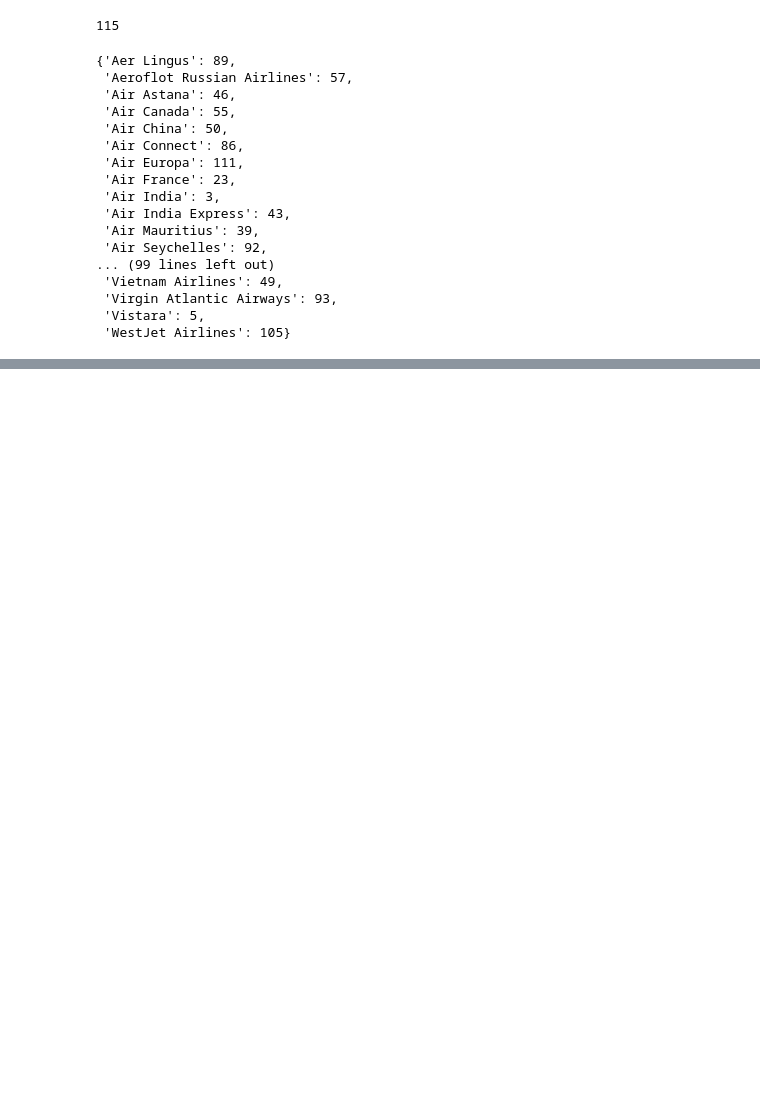
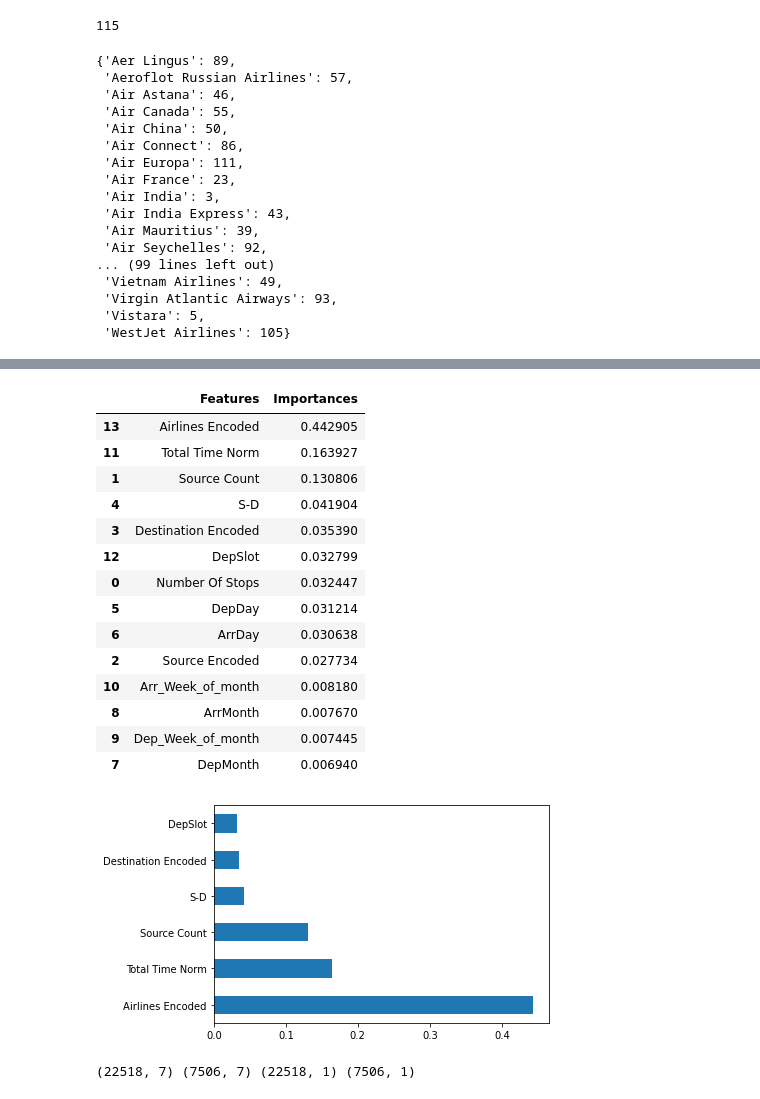
Before and after one commit to Daim-Nickel-Penny/Fly-Deals-Backend, a Jupyter notebook: Fly_Deals_Backend.ipynb, the cells around one changed output, grey strips where cells are left out. Saved outputs shown, nothing was run; the diff lists cells and outputs as text; code cells hidden in the pictures; blank space fills up the shorter version.

Commit message:
Modelling and Prediction Done

```diff
--- a/Fly_Deals_Backend.ipynb
+++ b/Fly_Deals_Backend.ipynb
@@ -570,0 +577,7 @@ flight_data.head(2)
+# %%
+features = ['Number Of Stops','Source Count','Source Encoded','Destination Encoded','S-D','DepDay','ArrDay','DepMonth',
+            'ArrMonth','Dep_Week_of_month','Arr_Week_of_month','Total Time Norm'
+            ,'DepSlot','Airlines Encoded','Fare']
+
+new_data = flight_data[features]
+new_data.head(3)
@@ -570,0 +602,3 @@ flight_data.head(2)
+# %%
+x_train = new_data.drop(columns=['Fare'])
+y_train = new_data['Fare']
@@ -570,0 +616,42 @@ flight_data.head(2)
+# %%
+def tree_based_feature_importance(x_train,y_train):
+    from sklearn.ensemble import RandomForestRegressor
+    # create the random forest model
+    model = RandomForestRegressor(n_estimators=120)
+
+    # fit the model to start training.
+    model.fit(x_train, y_train)
+
+    # get the importance of the resulting features.
+    importances = model.feature_importances_
+
+    # create a data frame for visualization.
+    final_df = pd.DataFrame({"Features": x_train.columns, "Importances":importances})
+    final_df.set_index('Importances')
+
+    # sort in descending order
+    final_df = final_df.sort_values('Importances',ascending=False)
+
+    #visualising feature importance
+    pd.Series(model.feature_importances_, index=x_train.columns).nlargest(6).plot(kind='barh')
+    return final_df
+# %%
+feature_importance=tree_based_feature_importance(x_train,y_train) # dataframe for the same
+display(feature_importance)
+# %% [output]
+|  | Features | Importances |
+| 13 | Airlines Encoded | 0.442905 |
+| 11 | Total Time Norm | 0.163927 |
+| 1 | Source Count | 0.130806 |
+| 4 | S-D | 0.041904 |
+| 3 | Destination Encoded | 0.035390 |
+| 12 | DepSlot | 0.032799 |
+| 0 | Number Of Stops | 0.032447 |
+| 5 | DepDay | 0.031214 |
+| 6 | ArrDay | 0.030638 |
+| 2 | Source Encoded | 0.027734 |
+| 10 | Arr_Week_of_month | 0.008180 |
+| 8 | ArrMonth | 0.007670 |
+| 9 | Dep_Week_of_month | 0.007445 |
+| 7 | DepMonth | 0.006940 |
+[figure, added]
@@ -570,0 +672,4 @@ flight_data.head(2)
+# %%
+print(X_train.shape , X_test.shape , y_train.shape , y_test.shape)
+# %% [output]
+(22518, 7) (7506, 7) (22518, 1) (7506, 1)
```
Also changed, not shown: parts of 30 cells of this notebook.
